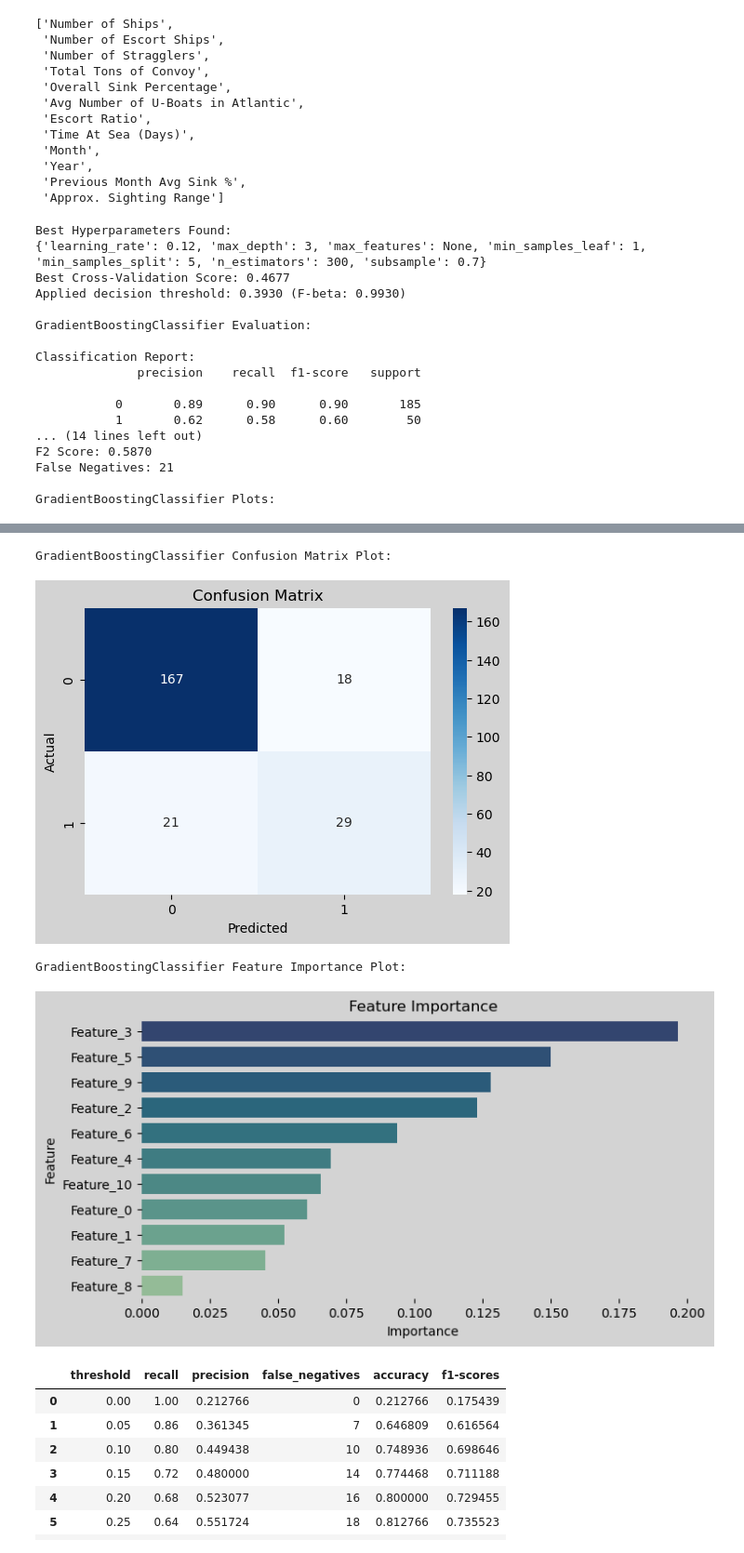
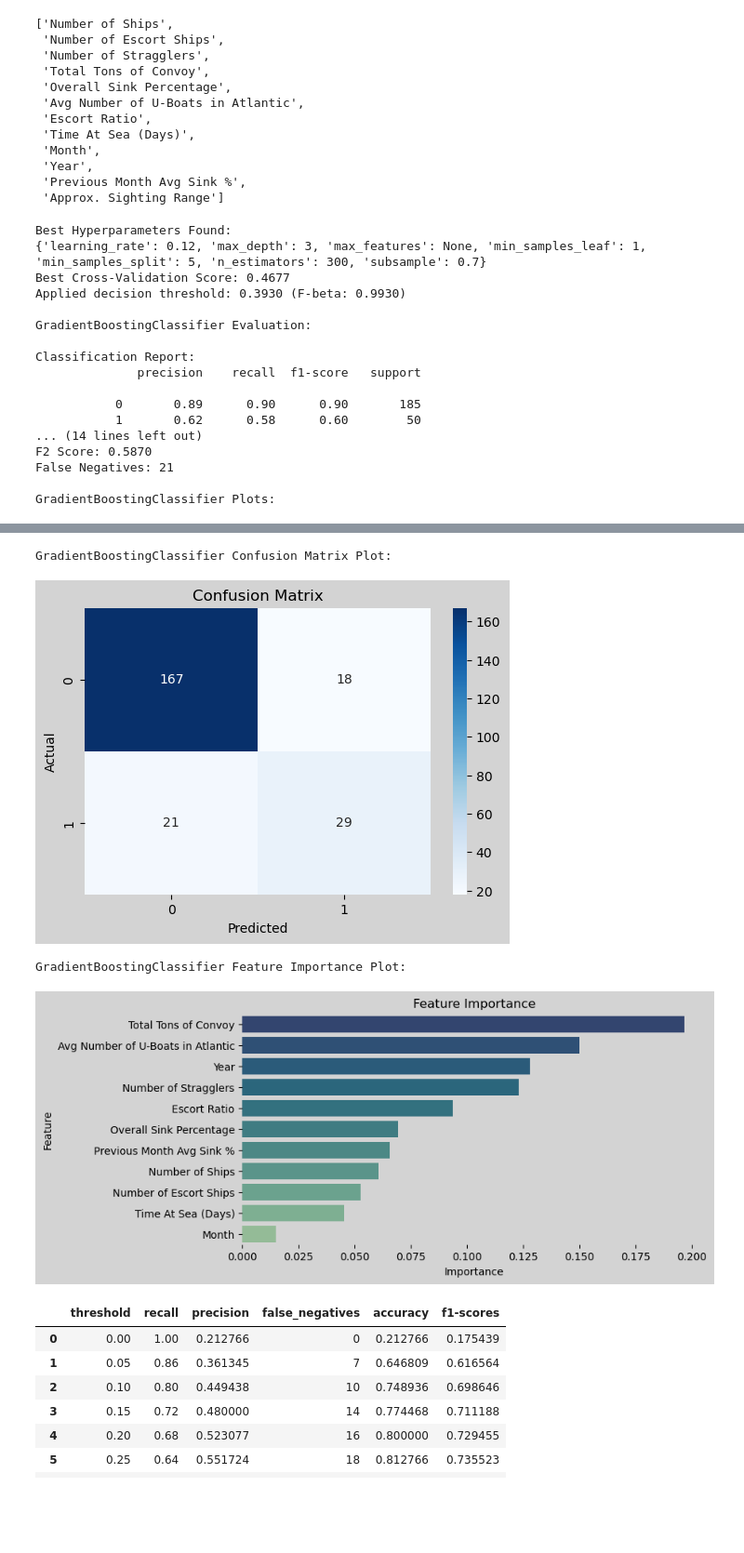
Before and after one commit to MAP9900/Convoy-Predictor-Project, a Jupyter notebook: notebooks/models/Results.ipynb, the cells around one changed output, grey strips where cells are left out. Shown at 93% size. Cells and saved outputs as stored; diff of their text form; code cells hidden in the pictures; blank space fills up the shorter version.

Commit message:
Re ran results
Added feature names to feature importance plot

```diff
--- a/notebooks/models/Results.ipynb
+++ b/notebooks/models/Results.ipynb
@@ -67,6 +67,7 @@ feature_names[:-1]
 #Gradient_Boosting_Optimization, grid-search & F2 threshold optimization
 gb_grid = Gradient_Boosting_Optimization(
     model=GradientBoostingClassifier(random_state=1945),
+    feature_names=feature_names,
     parameter_grid = {
         "learning_rate": [0.05, 0.08, 0.1, 0.12, 0.15],
         "n_estimators": [300, 320, 340, 360, 380],
@@ -79,34 +80,34 @@ gb_grid = Gradient_Boosting_Optimization(
     positive_label=1,
     optimize_scoring="recall",
     auto_calibrate_threshold=True,
     threshold_beta=2.0)
 
 gb_grid.train_test_split(X, y, train_size=0.8, random_state=1945)
 gb_grid.optimize()
 gb_grid_results = gb_grid.evaluate(show_plots=True, save_plots=True)
 # %% [output]
 Best Hyperparameters Found:
 {'learning_rate': 0.12, 'max_depth': 3, 'max_features': None, 'min_samples_leaf': 1, 'min_samples_split': 5, 'n_estimators': 300, 'subsample': 0.7}
 Best Cross-Validation Score: 0.4677
 Applied decision threshold: 0.3930 (F-beta: 0.9930)
 
 GradientBoostingClassifier Evaluation:
 
 Classification Report:
               precision    recall  f1-score   support
 
            0       0.89      0.90      0.90       185
            1       0.62      0.58      0.60        50
 ... (14 lines left out)
 F2 Score: 0.5870
 False Negatives: 21
 
 GradientBoostingClassifier Plots:
 [figure]
 GradientBoostingClassifier Confusion Matrix Plot:
 [figure]
 GradientBoostingClassifier Feature Importance Plot:
-[figure, old version]
+[figure, new version]
 # %%
 #Manual Threshold Comparison using gb_grid:
 thresholds = np.arange(0, 1.05, 0.05)
```
Also changed, not shown: 1 other file.
